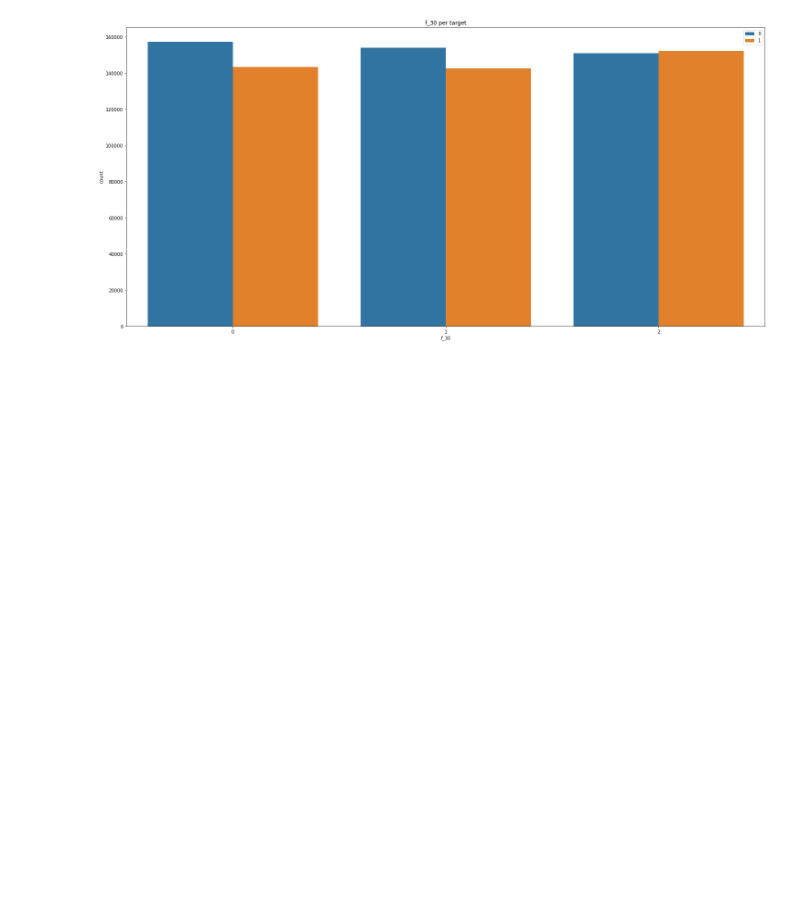
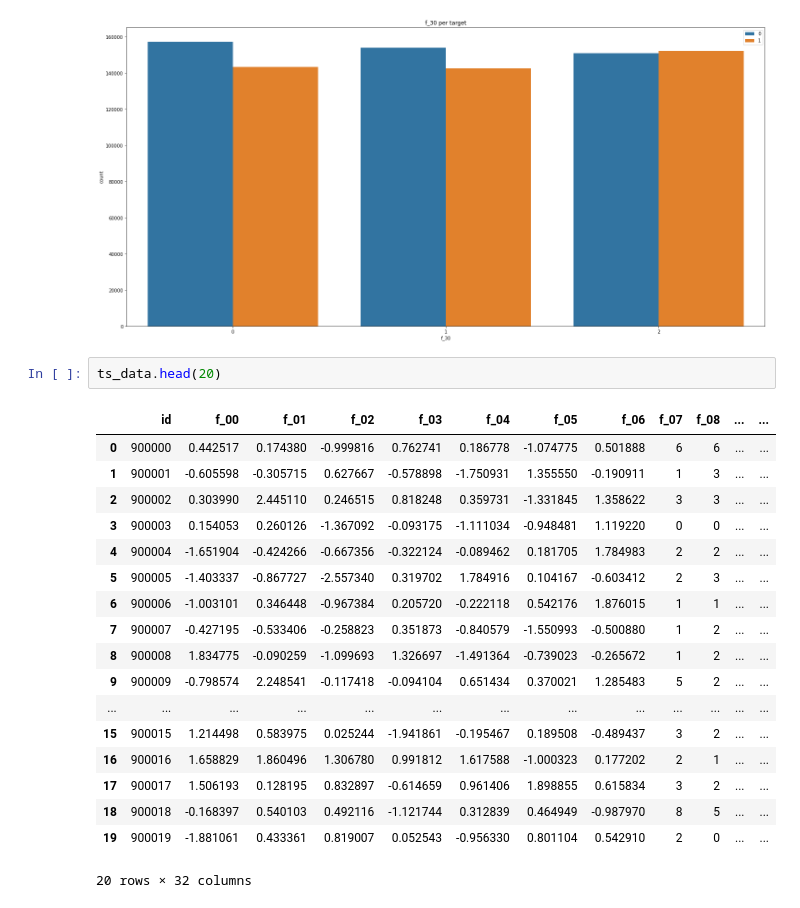
Before and after one commit to Abubakr1710/Tabular-Playground-Series---May-2022, a Jupyter notebook: eda.ipynb, the cells around one changed output. Cells and saved outputs as stored; diff of their text form; blank space fills up the shorter version.

```diff
--- a/eda.ipynb
+++ b/eda.ipynb
@@ -122,3 +122,24 @@ plt.show()
 #plt.savefig('data_per_user.png')
 # %% [output]
 [figure]
+# %%
+ts_data.head(20)
+# %% [output]
+|  | id | f_00 | f_01 | f_02 | f_03 | f_04 | f_05 | f_06 | f_07 | f_08 | ... | ... |
+| 0 | 900000 | 0.442517 | 0.174380 | -0.999816 | 0.762741 | 0.186778 | -1.074775 | 0.501888 | 6 | 6 | ... | ... |
+| 1 | 900001 | -0.605598 | -0.305715 | 0.627667 | -0.578898 | -1.750931 | 1.355550 | -0.190911 | 1 | 3 | ... | ... |
+| 2 | 900002 | 0.303990 | 2.445110 | 0.246515 | 0.818248 | 0.359731 | -1.331845 | 1.358622 | 3 | 3 | ... | ... |
+| 3 | 900003 | 0.154053 | 0.260126 | -1.367092 | -0.093175 | -1.111034 | -0.948481 | 1.119220 | 0 | 0 | ... | ... |
+| 4 | 900004 | -1.651904 | -0.424266 | -0.667356 | -0.322124 | -0.089462 | 0.181705 | 1.784983 | 2 | 2 | ... | ... |
+| 5 | 900005 | -1.403337 | -0.867727 | -2.557340 | 0.319702 | 1.784916 | 0.104167 | -0.603412 | 2 | 3 | ... | ... |
+| 6 | 900006 | -1.003101 | 0.346448 | -0.967384 | 0.205720 | -0.222118 | 0.542176 | 1.876015 | 1 | 1 | ... | ... |
+| 7 | 900007 | -0.427195 | -0.533406 | -0.258823 | 0.351873 | -0.840579 | -1.550993 | -0.500880 | 1 | 2 | ... | ... |
+| 8 | 900008 | 1.834775 | -0.090259 | -1.099693 | 1.326697 | -1.491364 | -0.739023 | -0.265672 | 1 | 2 | ... | ... |
+| 9 | 900009 | -0.798574 | 2.248541 | -0.117418 | -0.094104 | 0.651434 | 0.370021 | 1.285483 | 5 | 2 | ... | ... |
+| ... | ... | ... | ... | ... | ... | ... | ... | ... | ... | ... | ... | ... |
+| 15 | 900015 | 1.214498 | 0.583975 | 0.025244 | -1.941861 | -0.195467 | 0.189508 | -0.489437 | 3 | 2 | ... | ... |
+| 16 | 900016 | 1.658829 | 1.860496 | 1.306780 | 0.991812 | 1.617588 | -1.000323 | 0.177202 | 2 | 1 | ... | ... |
+| 17 | 900017 | 1.506193 | 0.128195 | 0.832897 | -0.614659 | 0.961406 | 1.898855 | 0.615834 | 3 | 2 | ... | ... |
+| 18 | 900018 | -0.168397 | 0.540103 | 0.492116 | -1.121744 | 0.312839 | 0.464949 | -0.987970 | 8 | 5 | ... | ... |
+| 19 | 900019 | -1.881061 | 0.433361 | 0.819007 | 0.052543 | -0.956330 | 0.801104 | 0.542910 | 2 | 0 | ... | ... |
+20 rows × 32 columns
```
